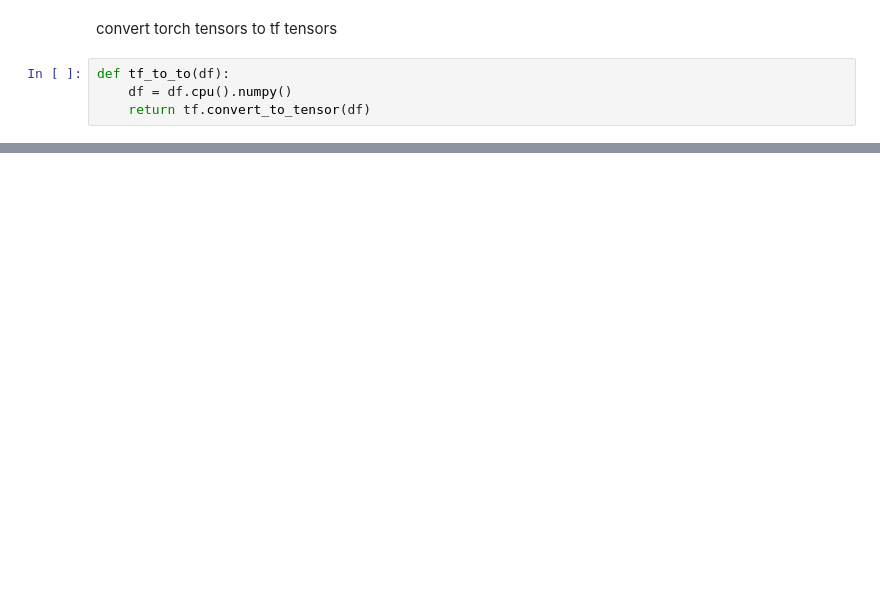
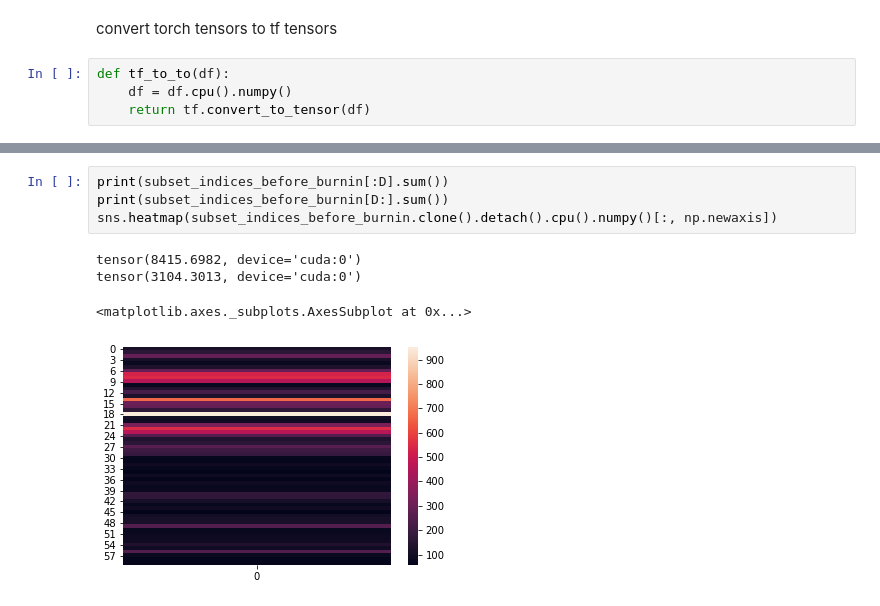
Before and after one commit to beelze-b/Differentiable-Sparse-Subset-Selection, a Jupyter notebook: notebooks/12_TryingOutConcrete_VAE.ipynb, the cells around one changed output, grey strips where cells are left out. Drawn from its saved outputs; the diff is of its cells as text; blank space fills up the shorter version.

```diff
--- a/notebooks/12_TryingOutConcrete_VAE.ipynb
+++ b/notebooks/12_TryingOutConcrete_VAE.ipynb
@@ -92,0 +209,9 @@ ind = selector.get_support(indices=True)
+# %%
+print(subset_indices_before_burnin[:D].sum())
+print(subset_indices_before_burnin[D:].sum())
+sns.heatmap(subset_indices_before_burnin.clone().detach().cpu().numpy()[:, np.newaxis])
+# %% [output]
+tensor(8415.6982, device='cuda:0')
+tensor(3104.3013, device='cuda:0')
+<matplotlib.axes._subplots.AxesSubplot at 0x...>
+[figure, added]
```
Also changed, not shown: parts of 32 cells of this notebook.
